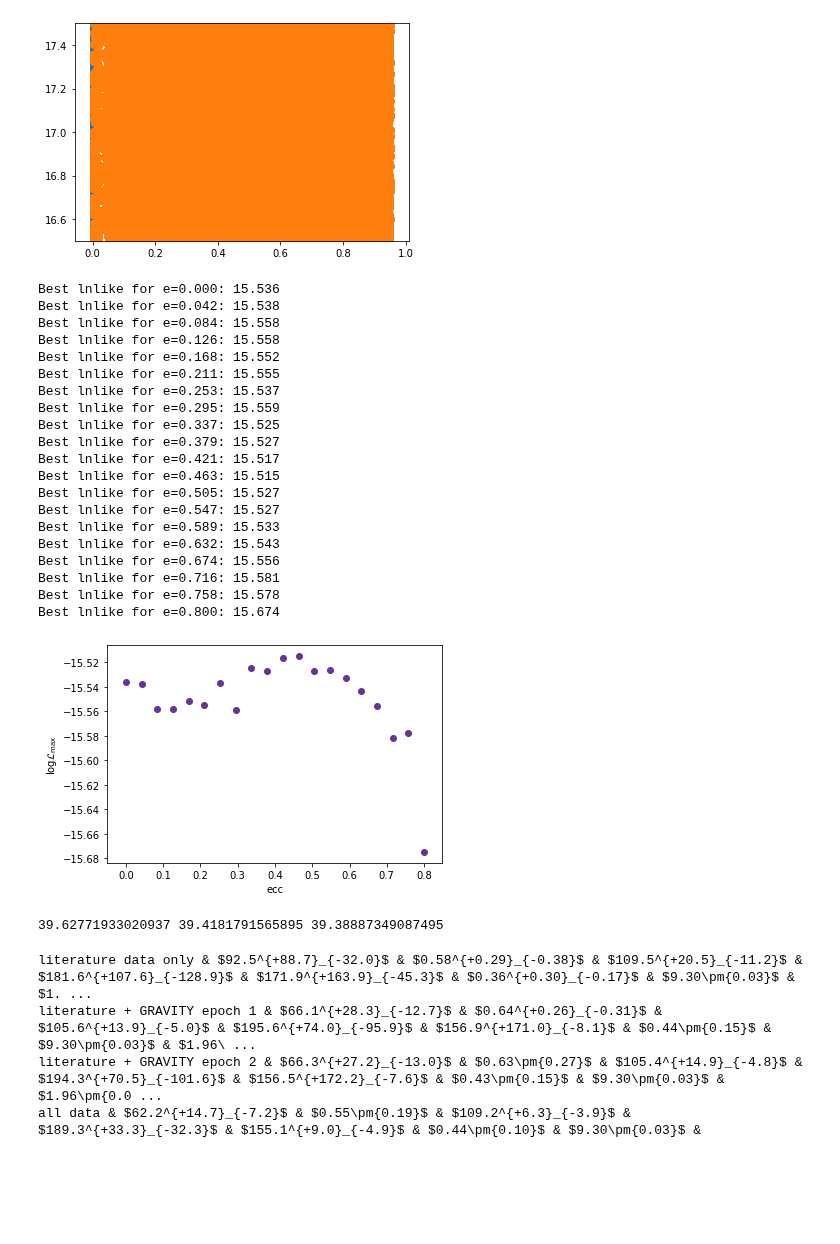
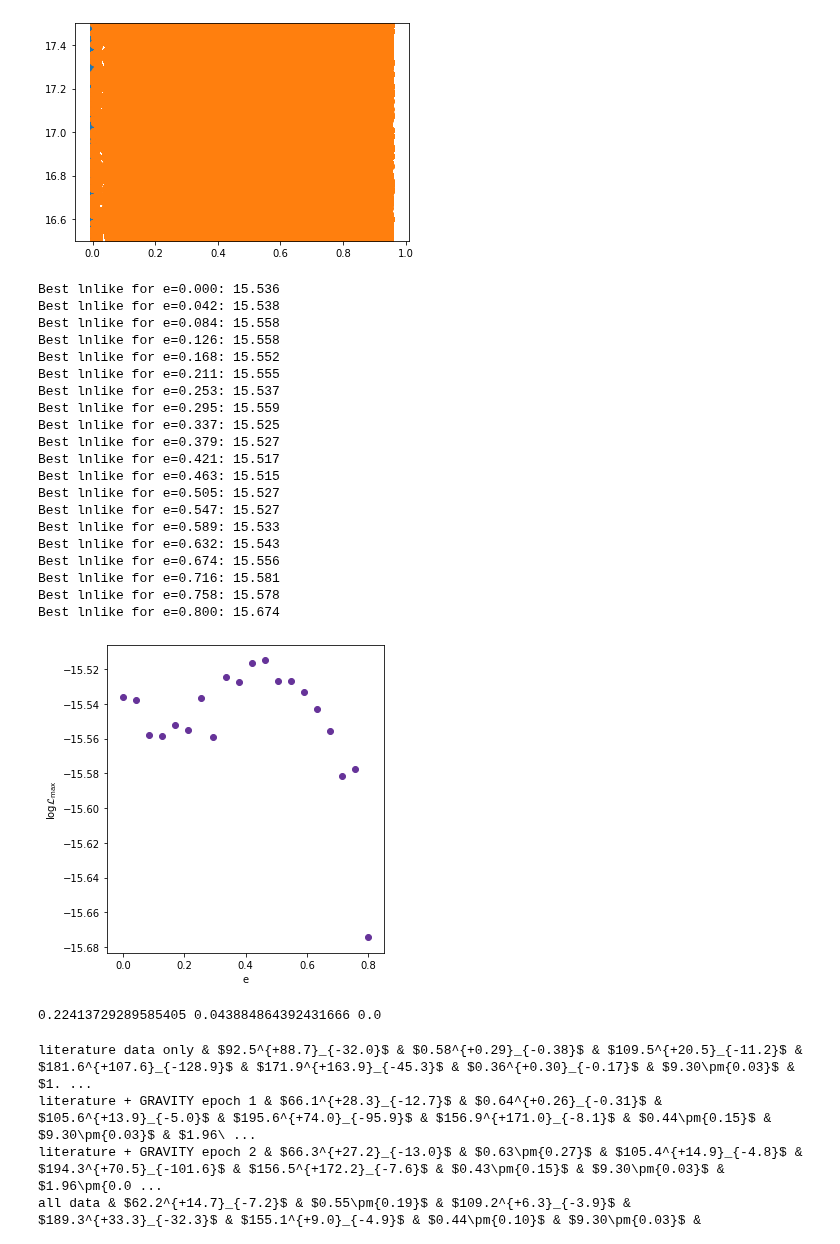
Before and after one commit to sblunt/hip65426, a Jupyter notebook: orbit_plots.ipynb, the cells around one changed output. Cells and saved outputs as stored; diff of their text form; code cells hidden in the pictures; blank space fills up the shorter version.

```diff
--- a/orbit_plots.ipynb
+++ b/orbit_plots.ipynb
@@ -63,11 +63,11 @@ all_results = {
         "results/with_first_vlti_pointwith_second_vlti_point/",
     ],
     fixed_ecc_results: [
-        "all data, ecc. fixed to 0",
+        "all data, e fixed to 0",
         "results/with_literature_astromwith_first_vlti_pointwith_second_vlti_pointwith_third_vlti_point_fixed_ecc/",
     ],
     lin_ecc_results: [
-        "all data, decreasing ecc. prior",
+        "all data, decreasing e prior",
         "results/with_literature_astromwith_first_vlti_pointwith_second_vlti_pointwith_third_vlti_point_linear_ecc/",
     ],
 }
@@ -173,11 +173,9 @@ for param in params.keys():
 # %%
 # plot all the sma, ecc, and inc posteriors
 fig, ax = plt.subplots(3, 1, figsize=(8, 11))
-for a in ax:
-    a.set_yticks([])
 
-ax[0].set_xlabel("sma [au]")
-ax[1].set_xlabel("ecc")
+ax[0].set_xlabel("a [au]")
+ax[1].set_xlabel("e")
 ax[2].set_xlabel("inc [deg]")
 
 plot_dict = {
@@ -231,6 +229,9 @@ for res, lab in zip(
         density=True
     )
 
+for a in ax:
+    a.set_ylabel("relative probability")
+    # a.set_yticks([])
 ax[0].legend()
 plt.savefig("results/plots/orbit_compare.png", dpi=250)
 # %% [output]
@@ -336,7 +344,7 @@ plt.savefig("results/plots/ecc_compare.png", dpi=250)
 
 
 plt.figure()
-labels = ["Fixed ecc.", "Accepted"]
+labels = ["Fixed e", "Accepted"]
 colors = ["hotpink", "purple"]
 for i, res in enumerate([fixed_ecc_results, threegrav_results]):
     plt.hist(
@@ -373,7 +381,7 @@ plt.ylim(16.5, 17.5)
 # %%
 from scipy.optimize import minimize
 
-plt.figure()
+plt.figure(figsize=(5, 5))
 for e in np.linspace(0, 0.8, 20):
     e_sampler = MCMC(threegrav_results.system)
 
@@ -401,35 +409,36 @@ for e in np.linspace(0, 0.8, 20):
 
     best_lnlike = res.fun
     print("Best lnlike for e={:.3f}: {:.3f}".format(e, best_lnlike))
 
     plt.scatter([e], [-best_lnlike], color="rebeccapurple")
 
-plt.xlabel("ecc")
+plt.xlabel("e")
 plt.ylabel("log$\\mathcal{{L}}_{{\\mathrm{{max}}}}$")
 # plt.ylim(-17.5, -16.9)
+plt.tight_layout()
 plt.savefig("results/plots/ecc_lnlike.png", dpi=250)
 # %% [output]
 Best lnlike for e=0.000: 15.536
 Best lnlike for e=0.042: 15.538
 Best lnlike for e=0.084: 15.558
 Best lnlike for e=0.126: 15.558
 Best lnlike for e=0.168: 15.552
 Best lnlike for e=0.211: 15.555
 Best lnlike for e=0.253: 15.537
 Best lnlike for e=0.295: 15.559
 Best lnlike for e=0.337: 15.525
 Best lnlike for e=0.379: 15.527
 Best lnlike for e=0.421: 15.517
 Best lnlike for e=0.463: 15.515
 Best lnlike for e=0.505: 15.527
 Best lnlike for e=0.547: 15.527
 Best lnlike for e=0.589: 15.533
 Best lnlike for e=0.632: 15.543
 Best lnlike for e=0.674: 15.556
 Best lnlike for e=0.716: 15.581
 Best lnlike for e=0.758: 15.578
 Best lnlike for e=0.800: 15.674
-[figure, old version]
+[figure, new version]
 # %%
 # compute AIC & WAIC for each of the three various-eccentricity-prior fits
 # ref: http://www.stat.columbia.edu/~gelman/research/published/waic_understand3.pdf
@@ -489,11 +498,15 @@ def waic(results, N=100000):
 e_uniform_waic = waic(threegrav_results)
 e_dec_waic = waic(lin_ecc_results)
 e_fixed_waic = waic(fixed_ecc_results)
-print(e_uniform_waic, e_dec_waic, e_fixed_waic)
+print(
+    e_uniform_waic - e_fixed_waic,
+    e_dec_waic - e_fixed_waic,
+    e_fixed_waic - e_fixed_waic,
+)
 
-# AIC = -2 * MLE + 2k, where k = # free params. The MLE is essentially the same for all three models (~17), so the deltaAIC is 6 ("evidence is positive but not strong")
+# AIC = -2 * MLE + 2k, where k = # free params. The MLE is essentially the same for all three models (~15.5), so the deltaAIC is 6 ("evidence is positive but not strong")
 # %% [output]
-39.62771933020937 39.4181791565895 39.38887349087495
+0.22413729289585405 0.043884864392431666 0.0
 # %%
 # make an overleaf table of all of the fit results
 
```
Also changed, not shown: parts of 3 cells of this notebook, 1 other file.
